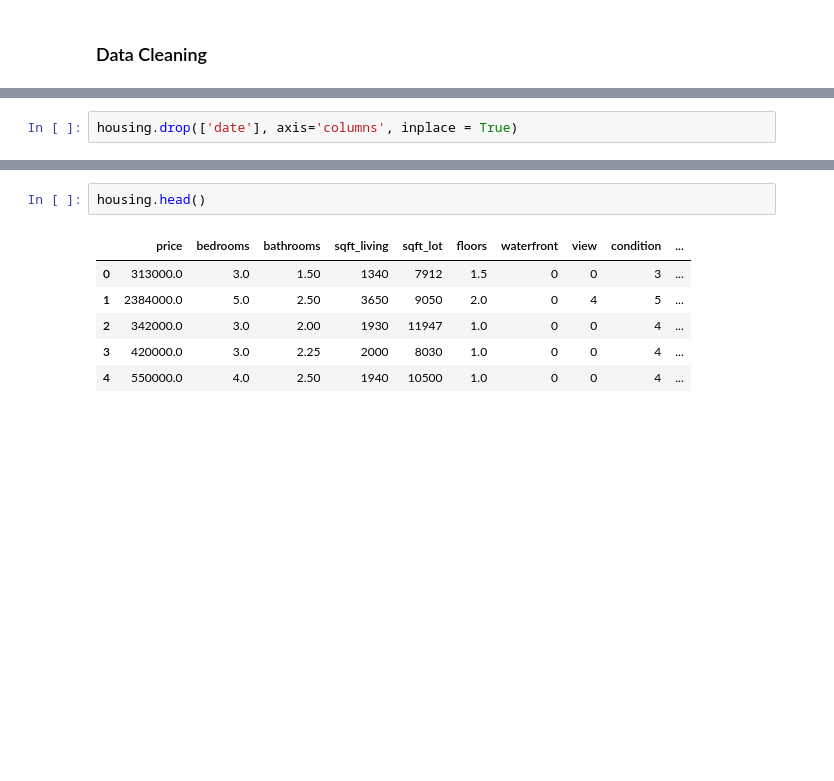
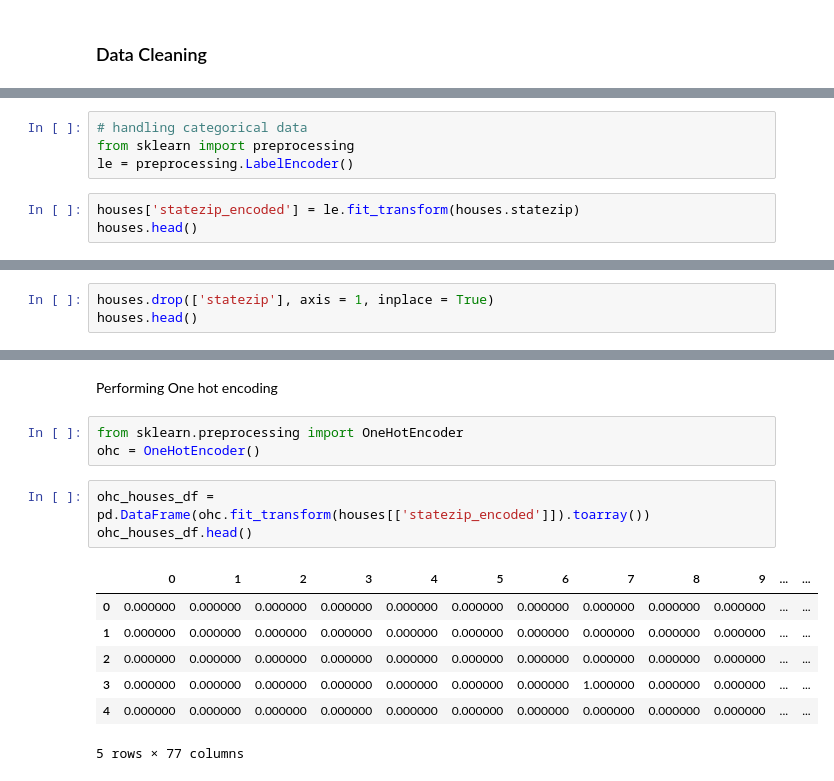
Before and after one commit to fpaul787/Housing-Price-Prediction, a Jupyter notebook: regression_model.ipynb, the cells around one changed output, grey strips where cells are left out. Drawn from its saved outputs; the diff is of its cells as text; blank space fills up the shorter version.

```diff
--- a/regression_model.ipynb
+++ b/regression_model.ipynb
@@ -287,0 +432,7 @@ housing.head()
+# %%
+# handling categorical data
+from sklearn import preprocessing
+le = preprocessing.LabelEncoder()
+# %%
+houses['statezip_encoded'] = le.fit_transform(houses.statezip)
+houses.head()
@@ -288,2 +462,3 @@ housing.head()
 # %%
-housing.drop(['date'], axis='columns', inplace = True)
+houses.drop(['statezip'], axis = 1, inplace = True)
+houses.head()
@@ -290,9 +472,16 @@ housing.drop(['date'], axis='columns', inplace = True)
-# %%
-housing.head()
-# %% [output]
-|  | price | bedrooms | bathrooms | sqft_living | sqft_lot | floors | waterfront | view | condition | ... |
-| 0 | 313000.0 | 3.0 | 1.50 | 1340 | 7912 | 1.5 | 0 | 0 | 3 | ... |
-| 1 | 2384000.0 | 5.0 | 2.50 | 3650 | 9050 | 2.0 | 0 | 4 | 5 | ... |
-| 2 | 342000.0 | 3.0 | 2.00 | 1930 | 11947 | 1.0 | 0 | 0 | 4 | ... |
-| 3 | 420000.0 | 3.0 | 2.25 | 2000 | 8030 | 1.0 | 0 | 0 | 4 | ... |
-| 4 | 550000.0 | 4.0 | 2.50 | 1940 | 10500 | 1.0 | 0 | 0 | 4 | ... |
+# %% [markdown]
+<p>Performing One hot encoding</p>
+# %%
+from sklearn.preprocessing import OneHotEncoder
+ohc = OneHotEncoder()
+# %%
+ohc_houses_df = pd.DataFrame(ohc.fit_transform(houses[['statezip_encoded']]).toarray())
+ohc_houses_df.head()
+# %% [output]
+|  | 0 | 1 | 2 | 3 | 4 | 5 | 6 | 7 | 8 | 9 | ... | ... |
+| 0 | 0.000000 | 0.000000 | 0.000000 | 0.000000 | 0.000000 | 0.000000 | 0.000000 | 0.000000 | 0.000000 | 0.000000 | ... | ... |
+| 1 | 0.000000 | 0.000000 | 0.000000 | 0.000000 | 0.000000 | 0.000000 | 0.000000 | 0.000000 | 0.000000 | 0.000000 | ... | ... |
+| 2 | 0.000000 | 0.000000 | 0.000000 | 0.000000 | 0.000000 | 0.000000 | 0.000000 | 0.000000 | 0.000000 | 0.000000 | ... | ... |
+| 3 | 0.000000 | 0.000000 | 0.000000 | 0.000000 | 0.000000 | 0.000000 | 0.000000 | 1.000000 | 0.000000 | 0.000000 | ... | ... |
+| 4 | 0.000000 | 0.000000 | 0.000000 | 0.000000 | 0.000000 | 0.000000 | 0.000000 | 0.000000 | 0.000000 | 0.000000 | ... | ... |
+5 rows × 77 columns
```
Also changed, not shown: parts of 54 cells of this notebook.
